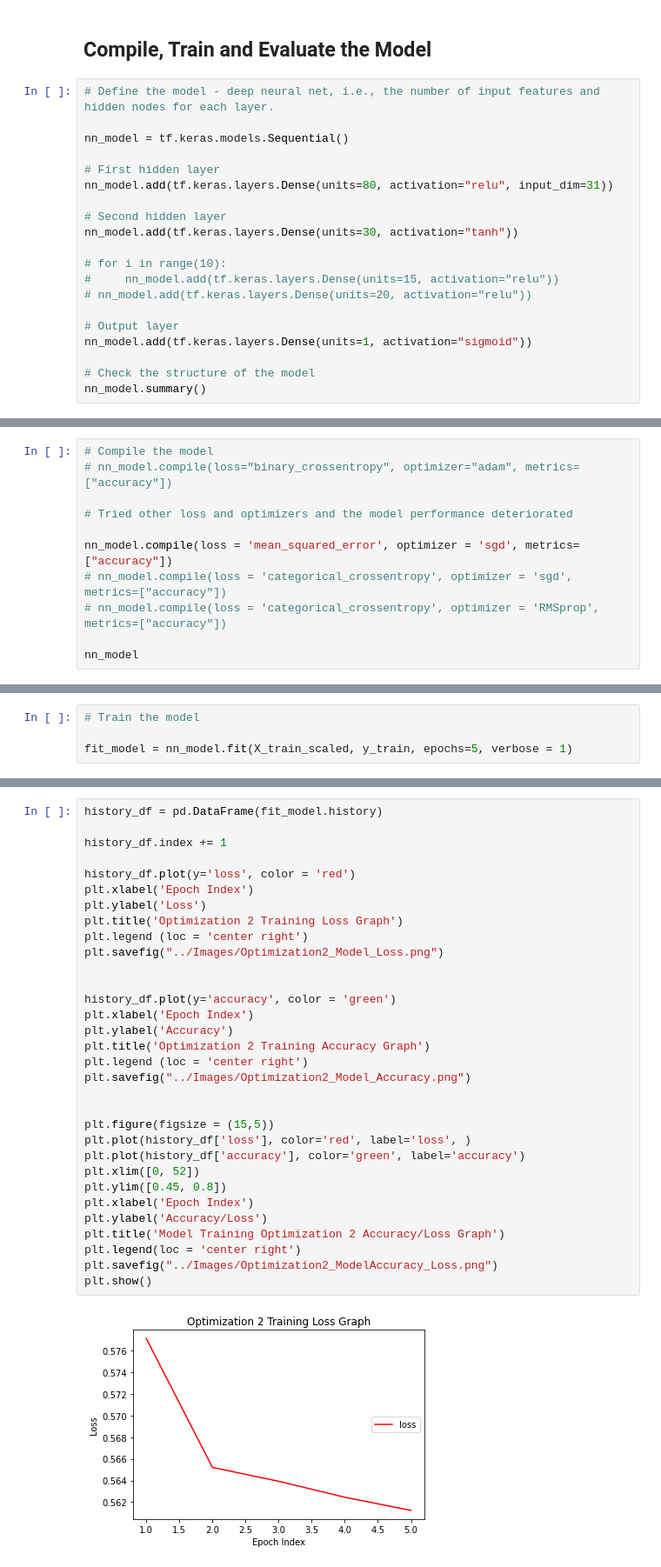
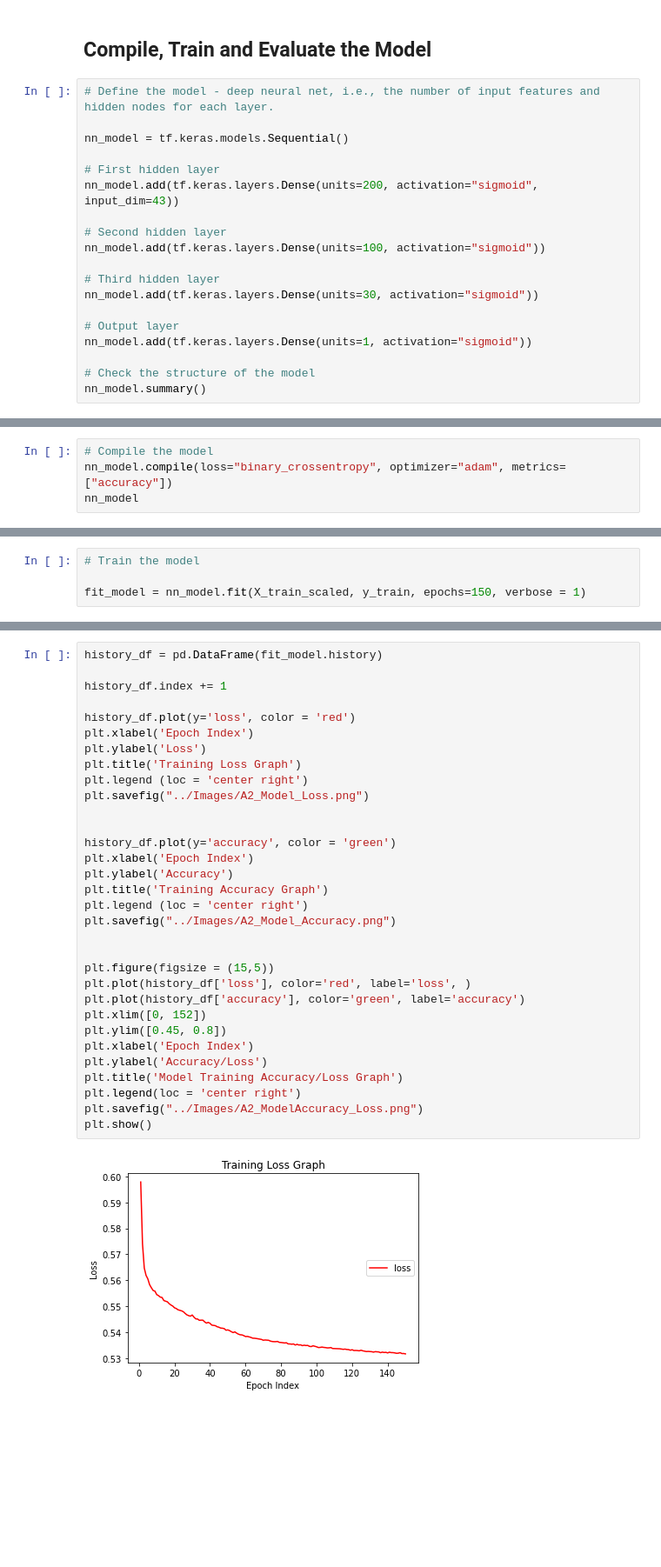
Before and after one commit to skesamsetty/Deep-Learning-Challenge, a Jupyter notebook: Code/AlphabetSoupCharity-OptimizationAttempt2.ipynb, the cells around one changed output, grey strips where cells are left out. Shown at 87% size. Drawn from its saved outputs; the diff is of its cells as text; blank space fills up the shorter version.

```diff
--- a/Code/AlphabetSoupCharity-OptimizationAttempt2.ipynb
+++ b/Code/AlphabetSoupCharity-OptimizationAttempt2.ipynb
@@ -217,14 +221,13 @@ X_test_scaled = X_scaler.transform(X_test)
 nn_model = tf.keras.models.Sequential()
 
 # First hidden layer
-nn_model.add(tf.keras.layers.Dense(units=80, activation="relu", input_dim=31))
+nn_model.add(tf.keras.layers.Dense(units=200, activation="sigmoid", input_dim=43))
 
 # Second hidden layer
-nn_model.add(tf.keras.layers.Dense(units=30, activation="tanh"))
+nn_model.add(tf.keras.layers.Dense(units=100, activation="sigmoid"))
 
-# for i in range(10):
-#     nn_model.add(tf.keras.layers.Dense(units=15, activation="relu"))
-# nn_model.add(tf.keras.layers.Dense(units=20, activation="relu"))
+# Third hidden layer
+nn_model.add(tf.keras.layers.Dense(units=30, activation="sigmoid"))
 
 # Output layer
 nn_model.add(tf.keras.layers.Dense(units=1, activation="sigmoid"))
@@ -248,13 +253,2 @@ Trainable params: 5,021
 Non-trainable params: 0
 _________________________________________________________________
-# %%
-# Compile the model
-# nn_model.compile(loss="binary_crossentropy", optimizer="adam", metrics=["accuracy"])
-
-# Tried other loss and optimizers and the model performance deteriorated
-
-nn_model.compile(loss = 'mean_squared_error', optimizer = 'sgd', metrics=["accuracy"])
-# nn_model.compile(loss = 'categorical_crossentropy', optimizer = 'sgd', metrics=["accuracy"])
-# nn_model.compile(loss = 'categorical_crossentropy', optimizer = 'RMSprop', metrics=["accuracy"])
-
-nn_model
@@ -262,0 +255,4 @@ nn_model
+# %%
+# Compile the model
+nn_model.compile(loss="binary_crossentropy", optimizer="adam", metrics=["accuracy"])
+nn_model
@@ -263,5 +261,5 @@ nn_model
 # %%
 # Train the model
 
-fit_model = nn_model.fit(X_train_scaled, y_train, epochs=5, verbose = 1)
+fit_model = nn_model.fit(X_train_scaled, y_train, epochs=150, verbose = 1)
 # %% [output]
@@ -291,34 +294,34 @@ nn_model.save('../HDF5_Files/AlphabetSoupCharity-OptimizationAttempt2.h5')
 # %%
 history_df = pd.DataFrame(fit_model.history)
 
 history_df.index += 1
 
 history_df.plot(y='loss', color = 'red')
 plt.xlabel('Epoch Index')
 plt.ylabel('Loss')
-plt.title('Optimization 2 Training Loss Graph')
+plt.title('Training Loss Graph')
 plt.legend (loc = 'center right')
-plt.savefig("../Images/Optimization2_Model_Loss.png")
+plt.savefig("../Images/A2_Model_Loss.png")
 
 
 history_df.plot(y='accuracy', color = 'green')
 plt.xlabel('Epoch Index')
 plt.ylabel('Accuracy')
-plt.title('Optimization 2 Training Accuracy Graph')
+plt.title('Training Accuracy Graph')
 plt.legend (loc = 'center right')
-plt.savefig("../Images/Optimization2_Model_Accuracy.png")
+plt.savefig("../Images/A2_Model_Accuracy.png")
 
 
 plt.figure(figsize = (15,5))
 plt.plot(history_df['loss'], color='red', label='loss', )
 plt.plot(history_df['accuracy'], color='green', label='accuracy')
-plt.xlim([0, 52])
+plt.xlim([0, 152])
 plt.ylim([0.45, 0.8])
 plt.xlabel('Epoch Index')
 plt.ylabel('Accuracy/Loss')
-plt.title('Model Training Optimization 2 Accuracy/Loss Graph')
+plt.title('Model Training Accuracy/Loss Graph')
 plt.legend(loc = 'center right')
-plt.savefig("../Images/Optimization2_ModelAccuracy_Loss.png")
+plt.savefig("../Images/A2_ModelAccuracy_Loss.png")
 plt.show()
 # %% [output]
-[figure, old version]
+[figure, new version]
```
Also changed, not shown: parts of 14 cells of this notebook, 18 other files.
